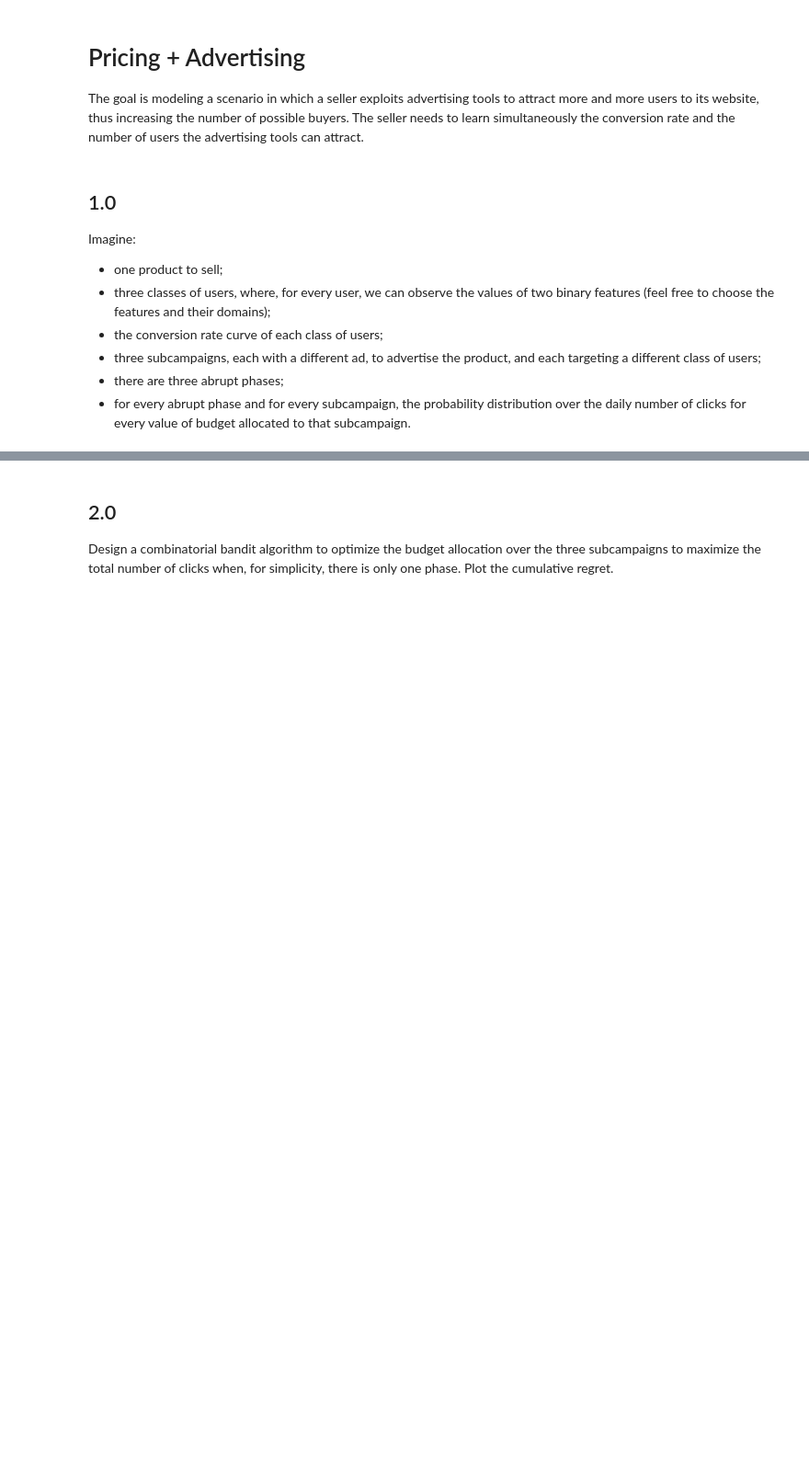
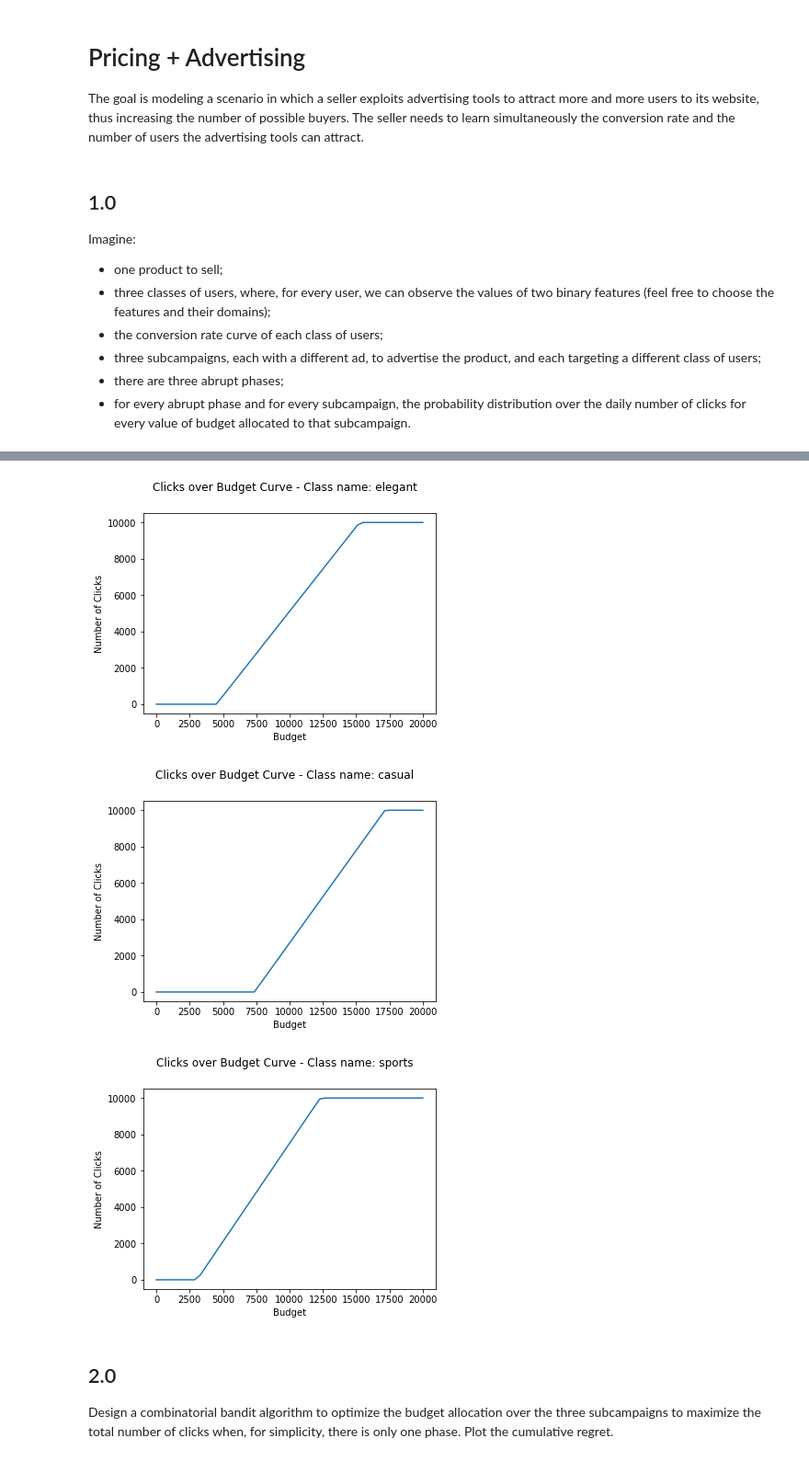
Before and after one commit to damiano1996/DataIntelligenceApplications, a Jupyter notebook: project/project.ipynb, the cells around one changed output, grey strips where cells are left out. Shown at 92% size. Saved outputs shown, nothing was run; the diff lists cells and outputs as text; code cells hidden in the pictures; blank space fills up the shorter version.

```diff
--- a/project/project.ipynb
+++ b/project/project.ipynb
@@ -39,3 +64,17 @@ No handles with labels found to put in legend.
+# %%
+# definition of the three subcampaigns
+subcampaign_1 = SubCampaign(class_obj=class_1, product=product, campaign=campaign)
+subcampaign_2 = SubCampaign(class_obj=class_2, product=product, campaign=campaign)
+subcampaign_3 = SubCampaign(class_obj=class_3, product=product, campaign=campaign)
+# %%
+# for each subcampaign we plot the clicks over budget curve
+subcampaign_1.plot_cob_curve()
+subcampaign_2.plot_cob_curve()
+subcampaign_3.plot_cob_curve()
+# %% [output]
+[figure, added]
+[figure, added]
+[figure, added]
 # %% [markdown]
 ## 2.0
 
```
Also changed, not shown: parts of 3 cells of this notebook, 7 other files.
